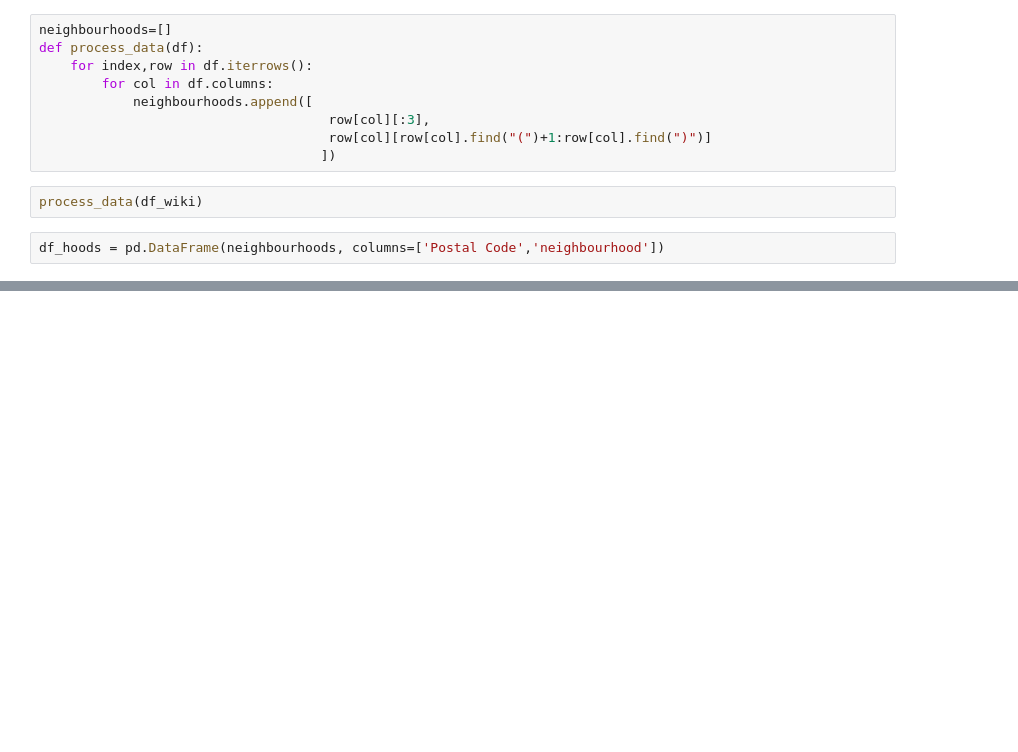
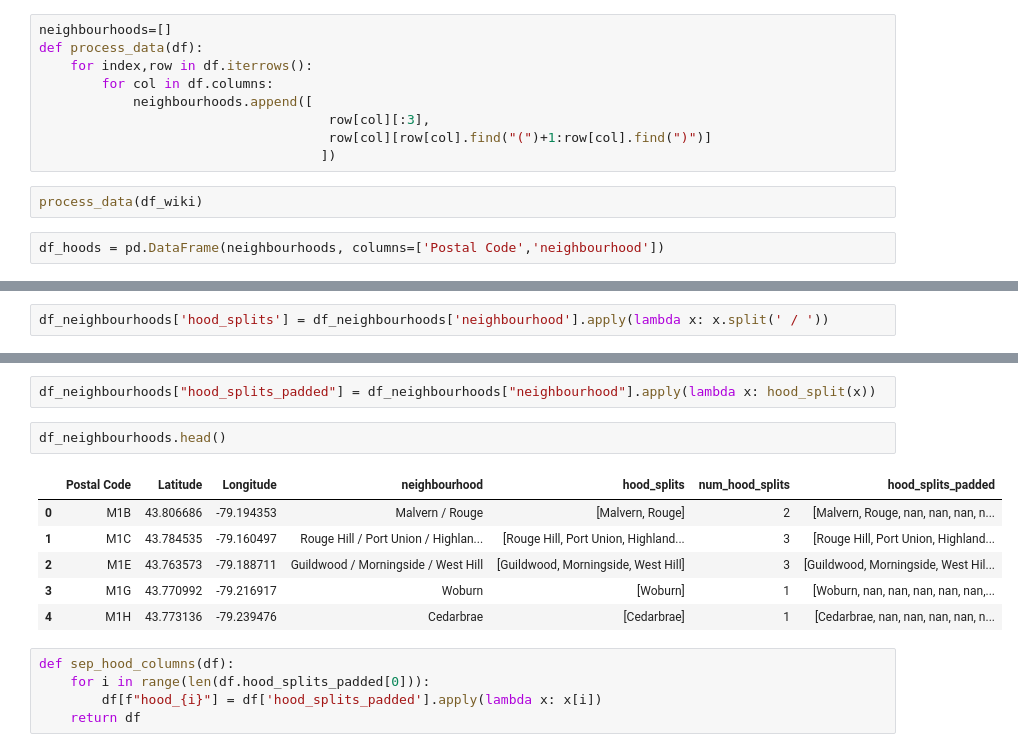
Before and after one commit to Jibu24/Clustering-TOR-neighbourhoods, a Jupyter notebook: notebooks/Neighbourhood_info.ipynb, the cells around one changed output, grey strips where cells are left out. Drawn from its saved outputs; the diff is of its cells as text; blank space fills up the shorter version.

```diff
--- a/notebooks/Neighbourhood_info.ipynb
+++ b/notebooks/Neighbourhood_info.ipynb
@@ -72,0 +82,2 @@ df_merged.head()
+# %%
+df_neighbourhoods['hood_splits'] = df_neighbourhoods['neighbourhood'].apply(lambda x: x.split(' / '))
@@ -72,0 +111,16 @@ df_merged.head()
+# %%
+df_neighbourhoods["hood_splits_padded"] = df_neighbourhoods["neighbourhood"].apply(lambda x: hood_split(x))
+# %%
+df_neighbourhoods.head()
+# %% [output]
+|  | Postal Code | Latitude | Longitude | neighbourhood | hood_splits | num_hood_splits | hood_splits_padded |
+| 0 | M1B | 43.806686 | -79.194353 | Malvern / Rouge | [Malvern, Rouge] | 2 | [Malvern, Rouge, nan, nan, nan, n... |
+| 1 | M1C | 43.784535 | -79.160497 | Rouge Hill / Port Union / Highlan... | [Rouge Hill, Port Union, Highland... | 3 | [Rouge Hill, Port Union, Highland... |
+| 2 | M1E | 43.763573 | -79.188711 | Guildwood / Morningside / West Hill | [Guildwood, Morningside, West Hill] | 3 | [Guildwood, Morningside, West Hil... |
+| 3 | M1G | 43.770992 | -79.216917 | Woburn | [Woburn] | 1 | [Woburn, nan, nan, nan, nan, nan,... |
+| 4 | M1H | 43.773136 | -79.239476 | Cedarbrae | [Cedarbrae] | 1 | [Cedarbrae, nan, nan, nan, nan, n... |
+# %%
+def sep_hood_columns(df):
+    for i in range(len(df.hood_splits_padded[0])):
+        df[f"hood_{i}"] = df['hood_splits_padded'].apply(lambda x: x[i])
+    return df
```
Also changed, not shown: parts of 17 cells of this notebook.
